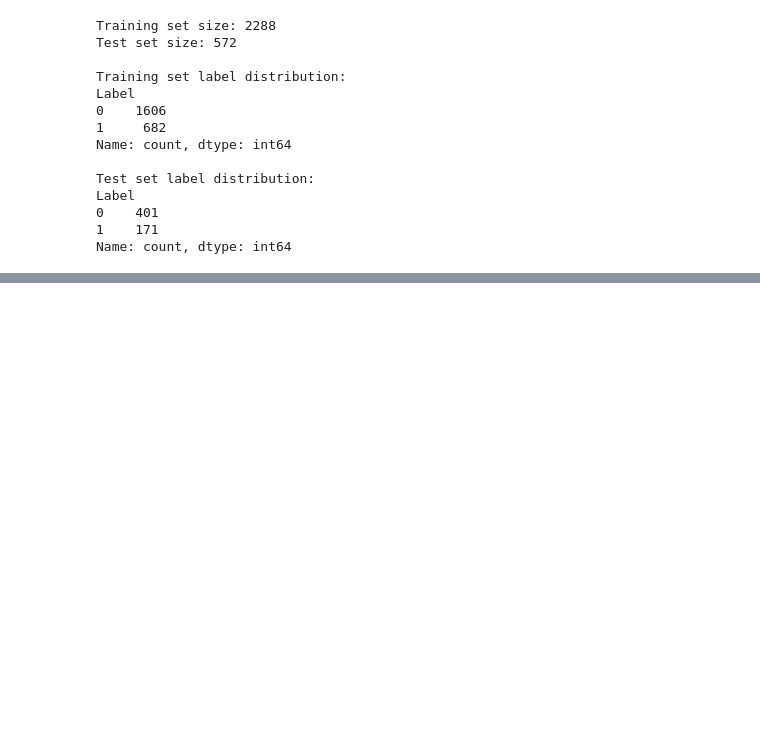
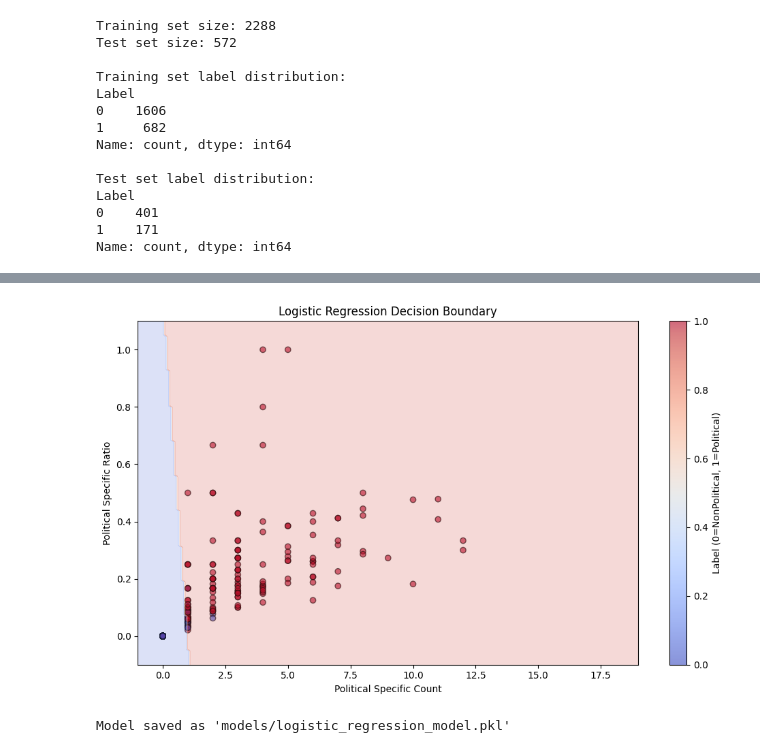
Before and after one commit to tam1mBD/bangla-political-memes-classification, a Jupyter notebook: classification_model_using_text.ipynb, the cells around one changed output, grey strips where cells are left out. Saved outputs shown, nothing was run; the diff lists cells and outputs as text; code cells hidden in the pictures; blank space fills up the shorter version.

```diff
--- a/classification_model_using_text.ipynb
+++ b/classification_model_using_text.ipynb
@@ -1091,0 +256,36 @@ OSError: Cannot save file into a non-existent directory: 'submisions'
+# %%
+# Visualize the decision boundary
+plt.figure(figsize=(10, 6))
+
+# Plot the data points
+scatter = plt.scatter(X_test['political_specific_count'],
+                     X_test['political_specific_ratio'],
+                     c=y_test, cmap='coolwarm', alpha=0.6, edgecolors='k')
+
+# Create a mesh to plot decision boundary
+x_min, x_max = X['political_specific_count'].min() - 1, X['political_specific_count'].max() + 1
+y_min, y_max = X['political_specific_ratio'].min() - 0.1, X['political_specific_ratio'].max() + 0.1
+xx, yy = np.meshgrid(np.linspace(x_min, x_max, 200),
+                     np.linspace(y_min, y_max, 200))
+
+Z = model.predict(np.c_[xx.ravel(), yy.ravel()])
+Z = Z.reshape(xx.shape)
+
+plt.contourf(xx, yy, Z, alpha=0.2, cmap='coolwarm')
+plt.colorbar(scatter, label='Label (0=NonPolitical, 1=Political)')
+plt.xlabel('Political Specific Count')
+plt.ylabel('Political Specific Ratio')
+plt.title('Logistic Regression Decision Boundary')
+plt.savefig("assets/logistic_decision_boundary.jpg")
+plt.tight_layout()
+plt.show()
+# %% [output]
+[figure, added]
+# %%
+# Save the model (optional)
+import joblib
+
+joblib.dump(model, 'models/logistic_regression_model.pkl')
+print("Model saved as 'models/logistic_regression_model.pkl'")
+# %% [output]
+Model saved as 'models/logistic_regression_model.pkl'
```
Also changed, not shown: parts of 66 cells of this notebook, 10 other files.
